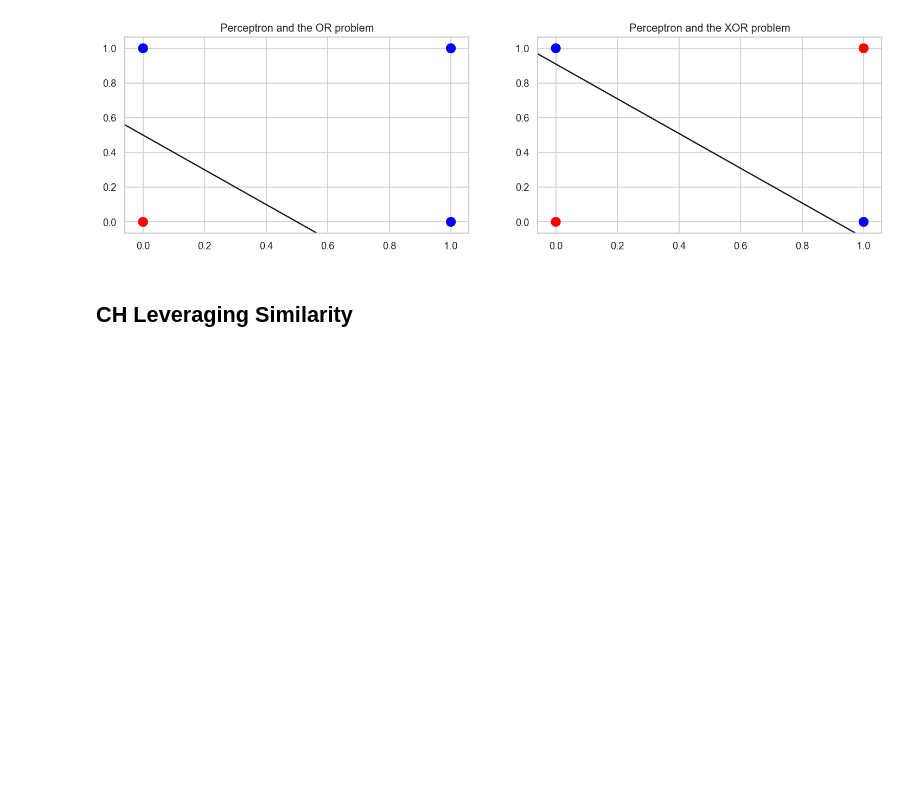
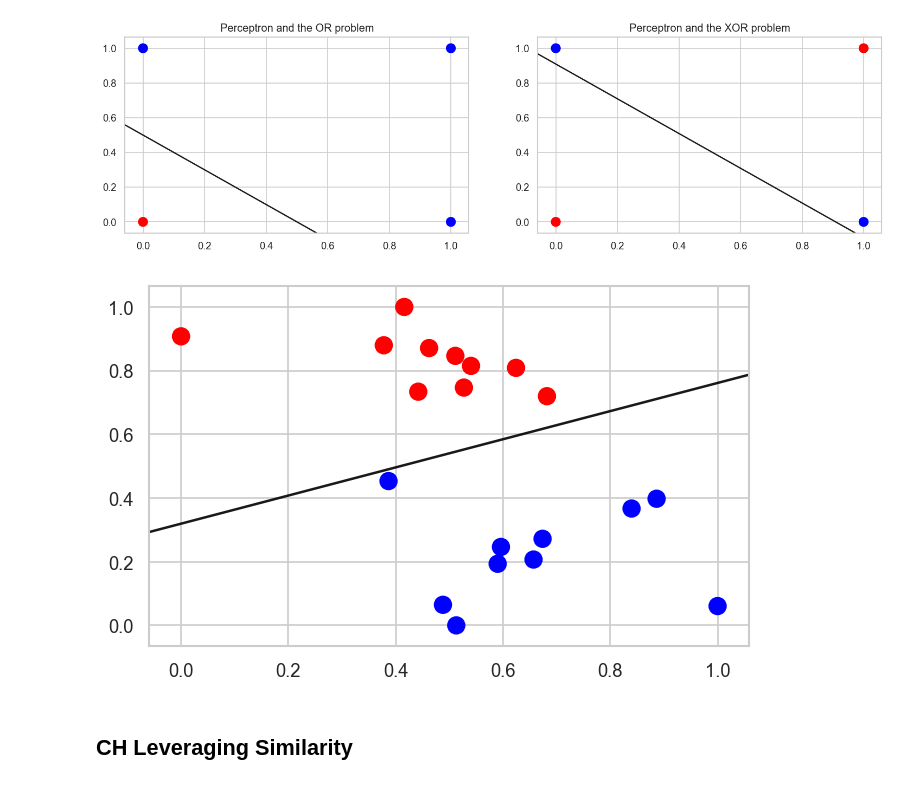
Before and after one commit to lmassaron/ml4dummies_2ed, a Jupyter notebook: figures and schemas.ipynb, the cells around one changed output. Cells and saved outputs as stored; diff of their text form; code cells hidden in the pictures; blank space fills up the shorter version.

```diff
--- a/figures and schemas.ipynb
+++ b/figures and schemas.ipynb
@@ -519,6 +624,37 @@ plt.show()
 [1 1 1 0] [1 1 1 0]
 [0 1 1 0] [1 1 1 0]
 [figure]
+# %%
+import numpy as np
+import matplotlib.pyplot as plt
+from sklearn.linear_model import Perceptron, LogisticRegression
+from sklearn.datasets import make_blobs, make_circles
+from sklearn.preprocessing import MinMaxScaler
+
+def generate_example(n_samples=25, centers=2, cluster_std=1, random_state=0):
+    return make_blobs(n_samples=n_samples, centers=centers, cluster_std=cluster_std, random_state=random_state)
+
+def colorize(c):
+    return ['blue' if i==1 else 'red' for i in c]
+
+X, y = generate_example(n_samples=20, centers=2, cluster_std=0.65, random_state=0)
+
+minmax = MinMaxScaler()
+
+X = minmax.fit_transform(X)
+
+perceptron = Perceptron(max_iter=100, shuffle=False, warm_start=True, fit_intercept=True)
+
+# Plot the panel
+fig, ax = create_panel(ncols=1, inches=(5, 3), dpi=120)
+
+perceptron.fit(X, y)
+ax.scatter(X[:,0], X[:,1], s=100.0, c=colorize(y))
+plot_decision_function(perceptron, ax, margins=False)
+
+plt.show()
+# %% [output]
+[figure, added]
 # %% [markdown]
 ## CH Leveraging Similarity
 # %%
```
Also changed, not shown: parts of 3 cells of this notebook.
